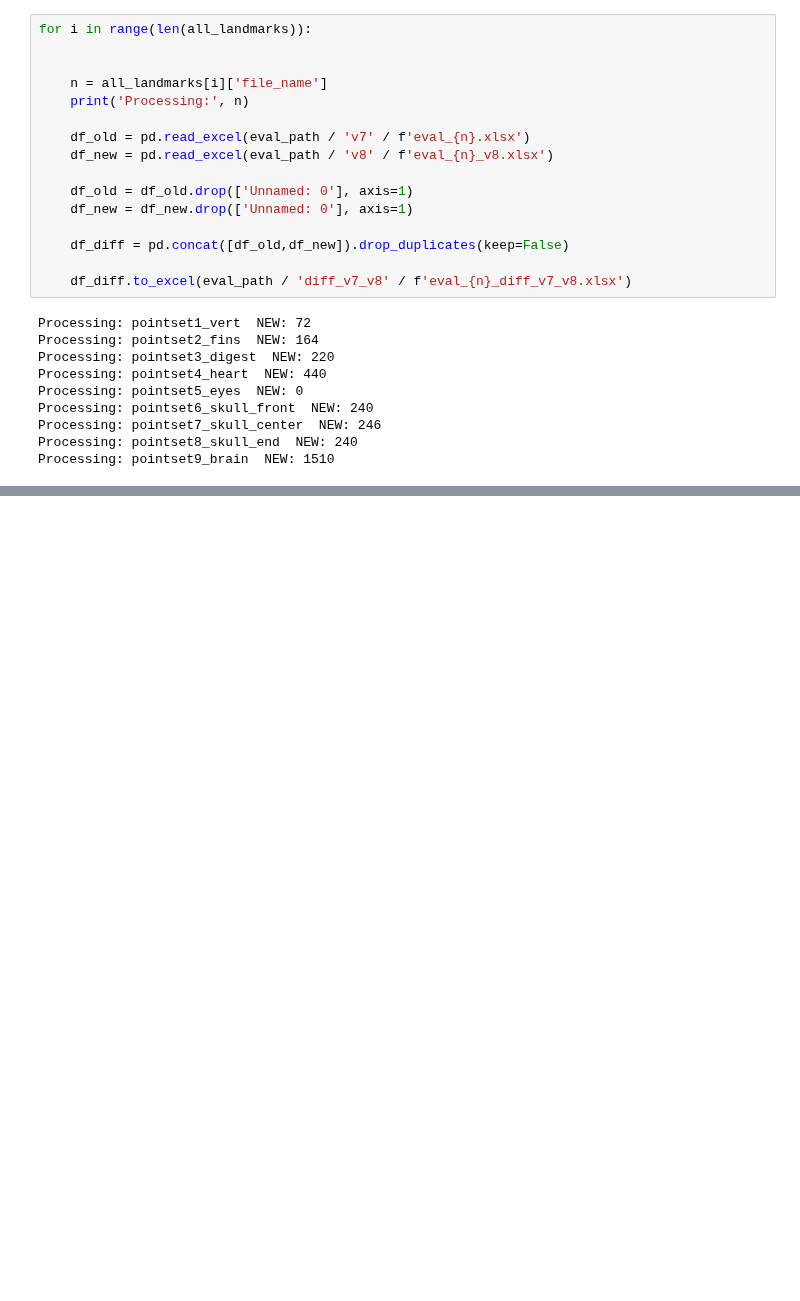
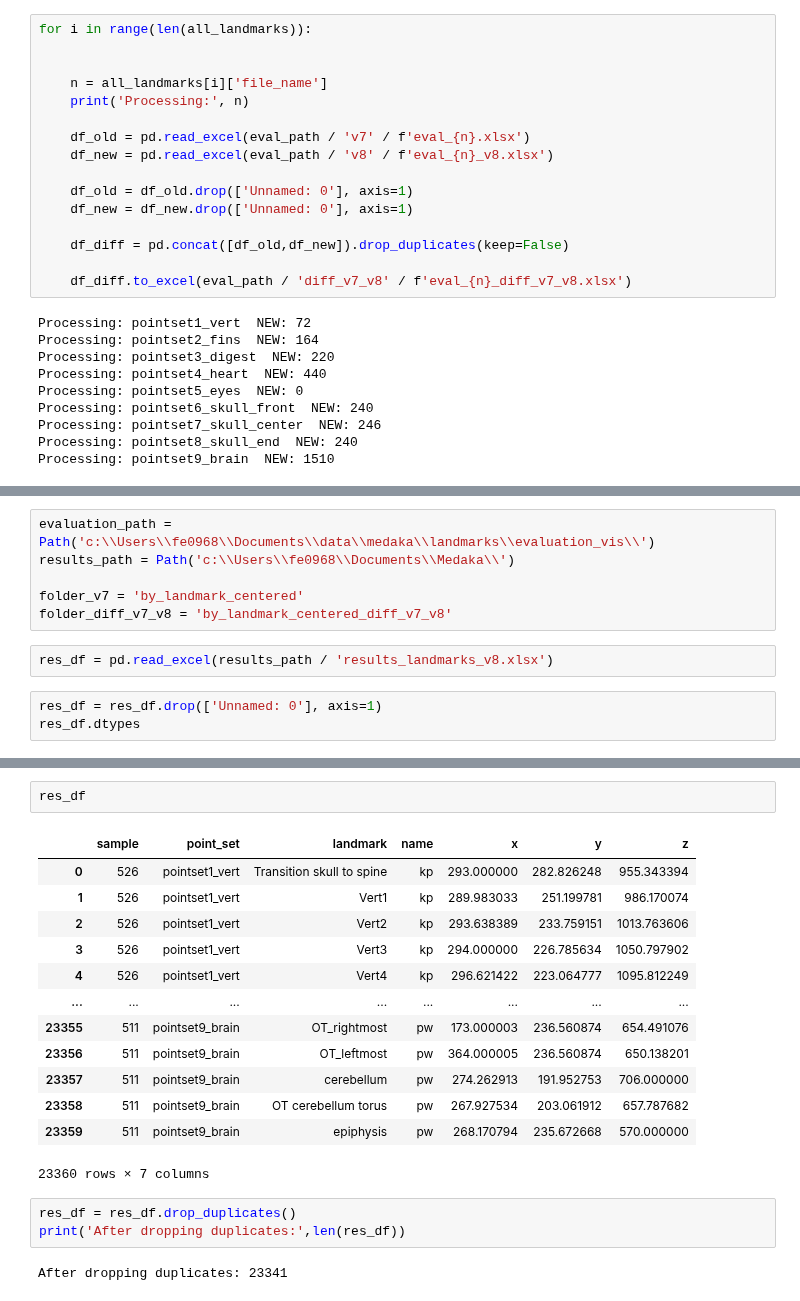
Before and after one commit to axruff/Medaka, a Jupyter notebook: LandmarkFilter.ipynb, the cells around one changed output, grey strips where cells are left out. Drawn from its saved outputs; the diff is of its cells as text; blank space fills up the shorter version.

```diff
--- a/LandmarkFilter.ipynb
+++ b/LandmarkFilter.ipynb
@@ -119,0 +146,11 @@ Processing: pointset9_brain  NEW: 1510
+# %%
+evaluation_path = Path('c:\\Users\\fe0968\\Documents\\data\\medaka\\landmarks\\evaluation_vis\\')
+results_path = Path('c:\\Users\\fe0968\\Documents\\Medaka\\')
+
+folder_v7 = 'by_landmark_centered'
+folder_diff_v7_v8 = 'by_landmark_centered_diff_v7_v8'
+# %%
+res_df = pd.read_excel(results_path / 'results_landmarks_v8.xlsx')
+# %%
+res_df = res_df.drop(['Unnamed: 0'], axis=1)
+res_df.dtypes
@@ -119,0 +166,21 @@ Processing: pointset9_brain  NEW: 1510
+# %%
+res_df
+# %% [output]
+|  | sample | point_set | landmark | name | x | y | z |
+| 0 | 526 | pointset1_vert | Transition skull to spine | kp | 293.000000 | 282.826248 | 955.343394 |
+| 1 | 526 | pointset1_vert | Vert1 | kp | 289.983033 | 251.199781 | 986.170074 |
+| 2 | 526 | pointset1_vert | Vert2 | kp | 293.638389 | 233.759151 | 1013.763606 |
+| 3 | 526 | pointset1_vert | Vert3 | kp | 294.000000 | 226.785634 | 1050.797902 |
+| 4 | 526 | pointset1_vert | Vert4 | kp | 296.621422 | 223.064777 | 1095.812249 |
+| ... | ... | ... | ... | ... | ... | ... | ... |
+| 23355 | 511 | pointset9_brain | OT_rightmost | pw | 173.000003 | 236.560874 | 654.491076 |
+| 23356 | 511 | pointset9_brain | OT_leftmost | pw | 364.000005 | 236.560874 | 650.138201 |
+| 23357 | 511 | pointset9_brain | cerebellum | pw | 274.262913 | 191.952753 | 706.000000 |
+| 23358 | 511 | pointset9_brain | OT cerebellum torus | pw | 267.927534 | 203.061912 | 657.787682 |
+| 23359 | 511 | pointset9_brain | epiphysis | pw | 268.170794 | 235.672668 | 570.000000 |
+23360 rows × 7 columns
+# %%
+res_df = res_df.drop_duplicates()
+print('After dropping duplicates:',len(res_df))
+# %% [output]
+After dropping duplicates: 23341
```
Also changed, not shown: parts of 20 cells of this notebook.
